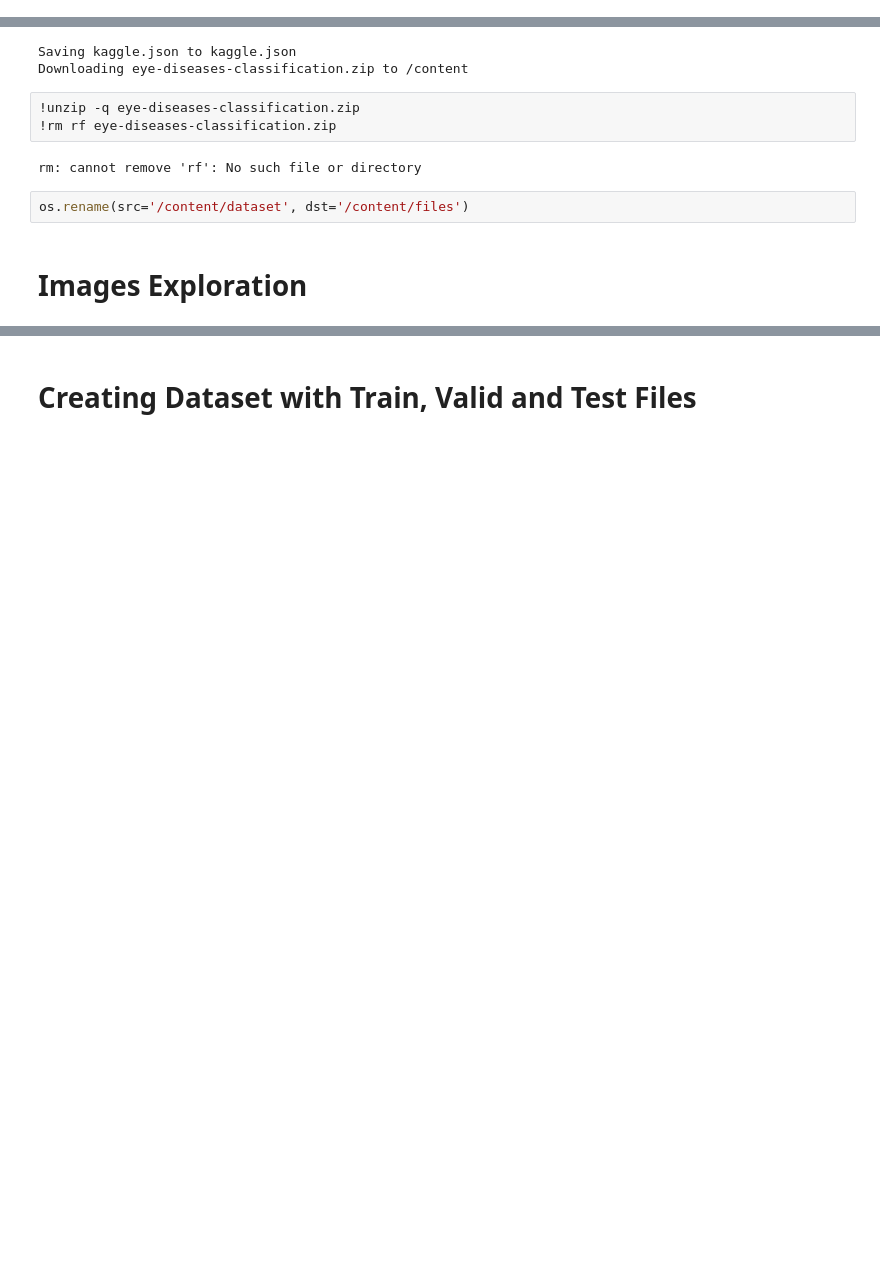
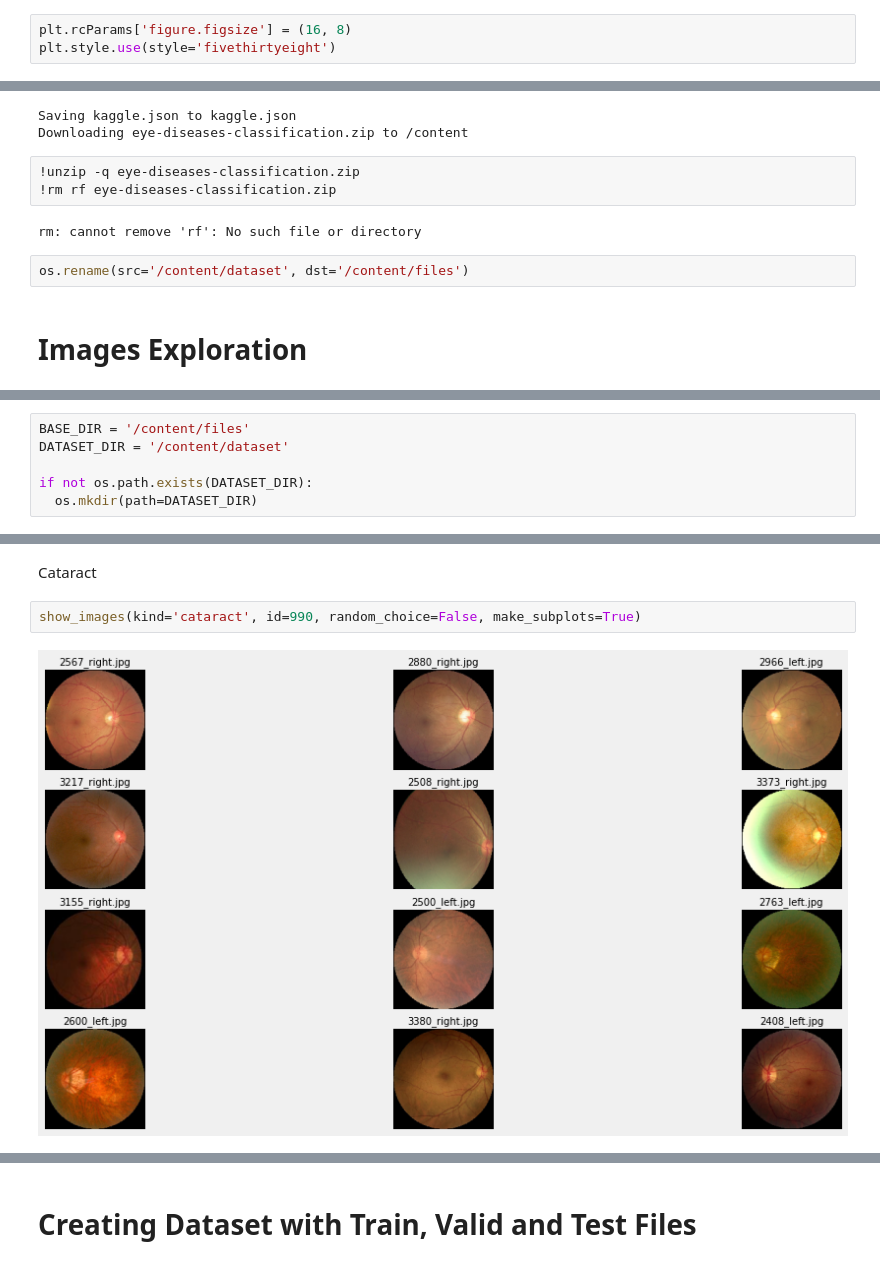
Before and after one commit to hubertrykala93/eye-diseases-image-classification, a Jupyter notebook: eye_diseases_image_classification.ipynb, the cells around one changed output, grey strips where cells are left out. Drawn from its saved outputs; the diff is of its cells as text; blank space fills up the shorter version.

```diff
--- a/eye_diseases_image_classification.ipynb
+++ b/eye_diseases_image_classification.ipynb
@@ -8,3 +13,6 @@ import numpy as np
+# %%
+plt.rcParams['figure.figsize'] = (16, 8)
+plt.style.use(style='fivethirtyeight')
 # %% [markdown]
 # Collecting Data and Remove Unnecessary Files
 # %%
@@ -34,0 +40,6 @@ def show_image(kind: str, id: int = 0, random_choice=False) -> None:
+# %%
+BASE_DIR = '/content/files'
+DATASET_DIR = '/content/dataset'
+
+if not os.path.exists(DATASET_DIR):
+  os.mkdir(path=DATASET_DIR)
@@ -34,0 +128,6 @@ def show_image(kind: str, id: int = 0, random_choice=False) -> None:
+# %% [markdown]
+Cataract
+# %%
+show_images(kind='cataract', id=990, random_choice=False, make_subplots=True)
+# %% [output]
+[figure, added]
```
Also changed, not shown: parts of 10 cells of this notebook.
